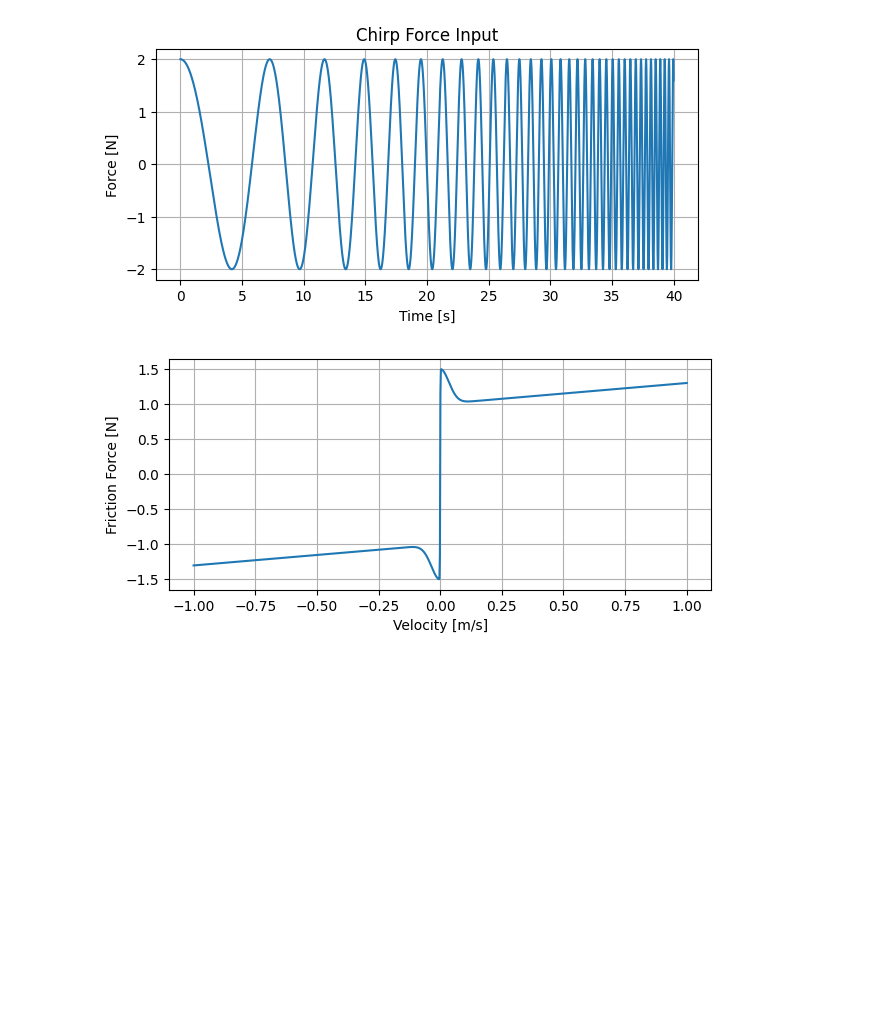
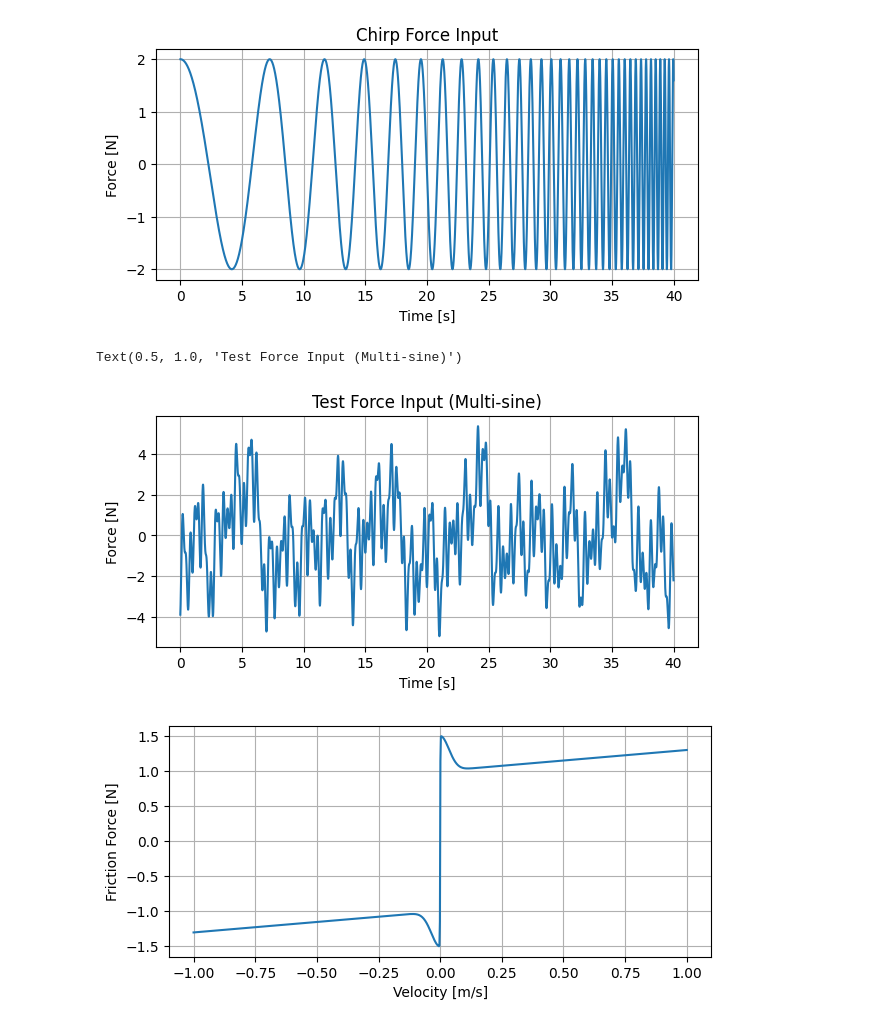
Before and after one commit to PineTreeLabs/archimedes, a Jupyter notebook: docs/source/tutorials/approximation/sysid.ipynb, the cells around one changed output. Drawn from its saved outputs; the diff is of its cells as text; code cells hidden in the pictures; blank space fills up the shorter version.

```diff
--- a/docs/source/tutorials/approximation/sysid.ipynb
+++ b/docs/source/tutorials/approximation/sysid.ipynb
@@ -47,6 +47,24 @@ ax.set_title('Chirp Force Input')
 # %% [output]
 Text(0.5, 1.0, 'Chirp Force Input')
 [figure]
+# %%
+np.random.seed(42)
+rng = np.random.default_rng(42)
+
+freqs = np.logspace(np.log10(0.1), np.log10(3.0), 8)
+phase = rng.uniform(0, 2 * np.pi, len(freqs))
+
+u_test = np.sum(np.sin(2 * np.pi * freqs[:, None] * tp + phase[:, None]), axis=0)
+
+fig, ax = plt.subplots(1, 1, figsize=(7, 3))
+ax.plot(tp, u_test)
+ax.set_xlabel('Time [s]')
+ax.set_ylabel('Force [N]')
+ax.grid()
+ax.set_title('Test Force Input (Multi-sine)')
+# %% [output]
+Text(0.5, 1.0, 'Test Force Input (Multi-sine)')
+[figure, added]
 # %%
 # Spring-mass-friction model
 
```
Also changed, not shown: parts of 8 cells of this notebook, 5 other files.
